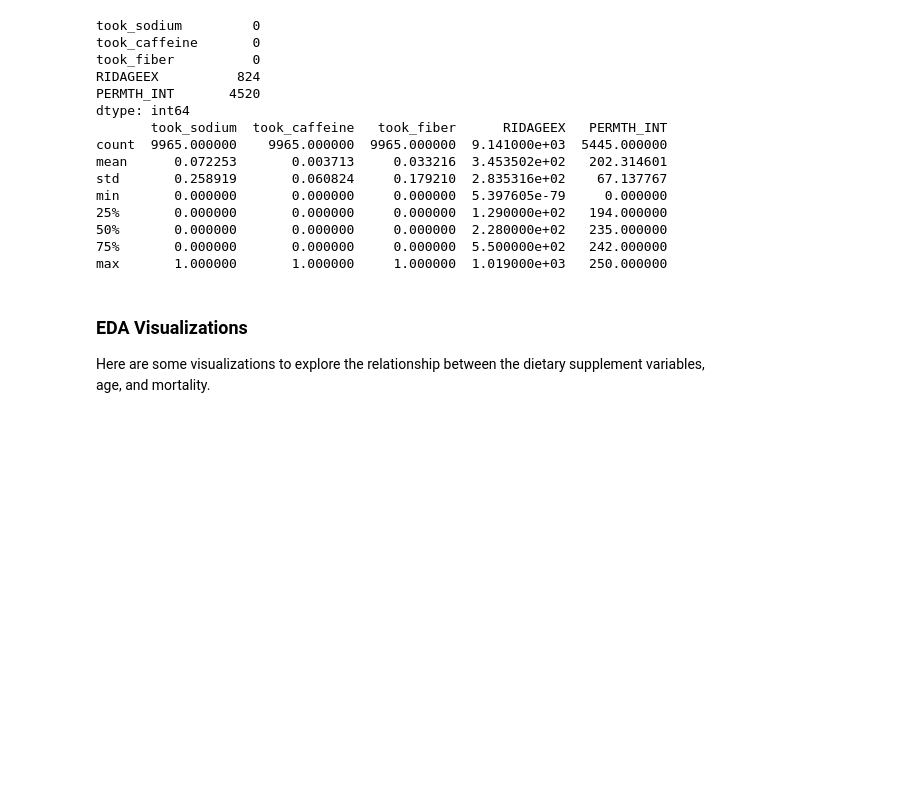
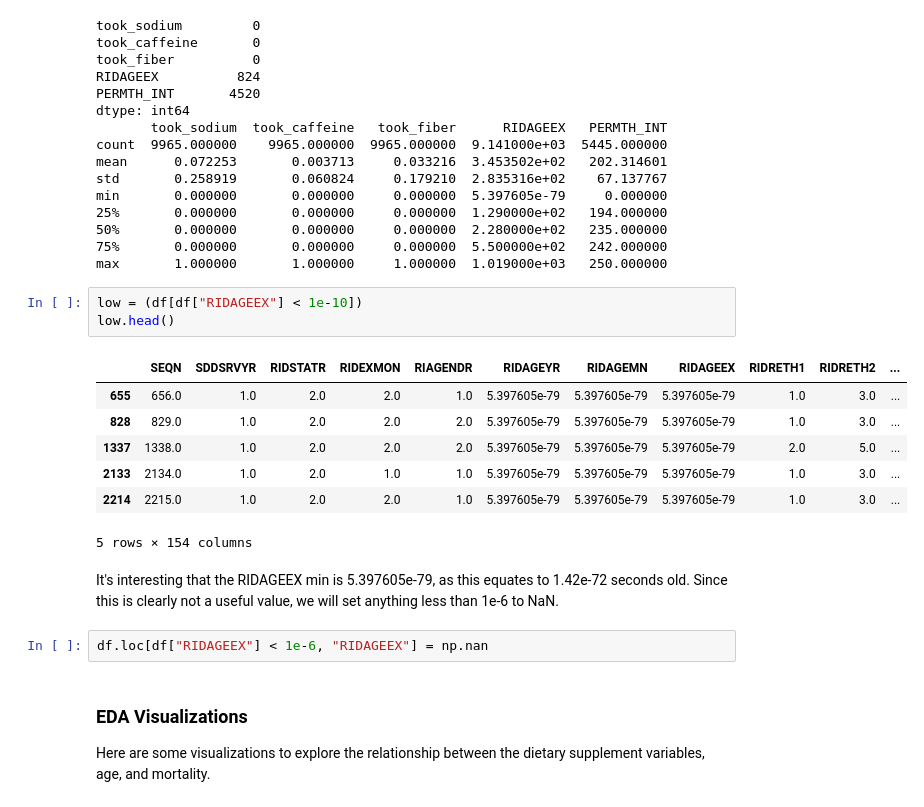
Before and after one commit to ZachEklund/Project_1, a Jupyter notebook: project_1_bsds.ipynb, the cells around one changed output. Saved outputs shown, nothing was run; the diff lists cells and outputs as text; blank space fills up the shorter version.

Commit message:
RIDAGEEX low value cleaning

```diff
--- a/project_1_bsds.ipynb
+++ b/project_1_bsds.ipynb
@@ -142,6 +142,21 @@ min       0.000000       0.000000     0.000000  5.397605e-79     0.000000
 50%       0.000000       0.000000     0.000000  2.280000e+02   235.000000
 75%       0.000000       0.000000     0.000000  5.500000e+02   242.000000
 max       1.000000       1.000000     1.000000  1.019000e+03   250.000000
+# %%
+low = (df[df["RIDAGEEX"] < 1e-10])
+low.head()
+# %% [output]
+|  | SEQN | SDDSRVYR | RIDSTATR | RIDEXMON | RIAGENDR | RIDAGEYR | RIDAGEMN | RIDAGEEX | RIDRETH1 | RIDRETH2 | ... |
+| 655 | 656.0 | 1.0 | 2.0 | 2.0 | 1.0 | 5.397605e-79 | 5.397605e-79 | 5.397605e-79 | 1.0 | 3.0 | ... |
+| 828 | 829.0 | 1.0 | 2.0 | 2.0 | 2.0 | 5.397605e-79 | 5.397605e-79 | 5.397605e-79 | 1.0 | 3.0 | ... |
+| 1337 | 1338.0 | 1.0 | 2.0 | 2.0 | 2.0 | 5.397605e-79 | 5.397605e-79 | 5.397605e-79 | 2.0 | 5.0 | ... |
+| 2133 | 2134.0 | 1.0 | 2.0 | 1.0 | 1.0 | 5.397605e-79 | 5.397605e-79 | 5.397605e-79 | 1.0 | 3.0 | ... |
+| 2214 | 2215.0 | 1.0 | 2.0 | 2.0 | 1.0 | 5.397605e-79 | 5.397605e-79 | 5.397605e-79 | 1.0 | 3.0 | ... |
+5 rows × 154 columns
+# %% [markdown]
+It's interesting that the RIDAGEEX min is 5.397605e-79, as this equates to 1.42e-72 seconds old.  Since this is clearly not a useful value, we will set anything less than 1e-6 to NaN.
+# %%
+df.loc[df["RIDAGEEX"] < 1e-6, "RIDAGEEX"] = np.nan
 # %% [markdown]
 ### EDA Visualizations
 Here are some visualizations to explore the relationship between the dietary supplement variables, age, and mortality.
```
